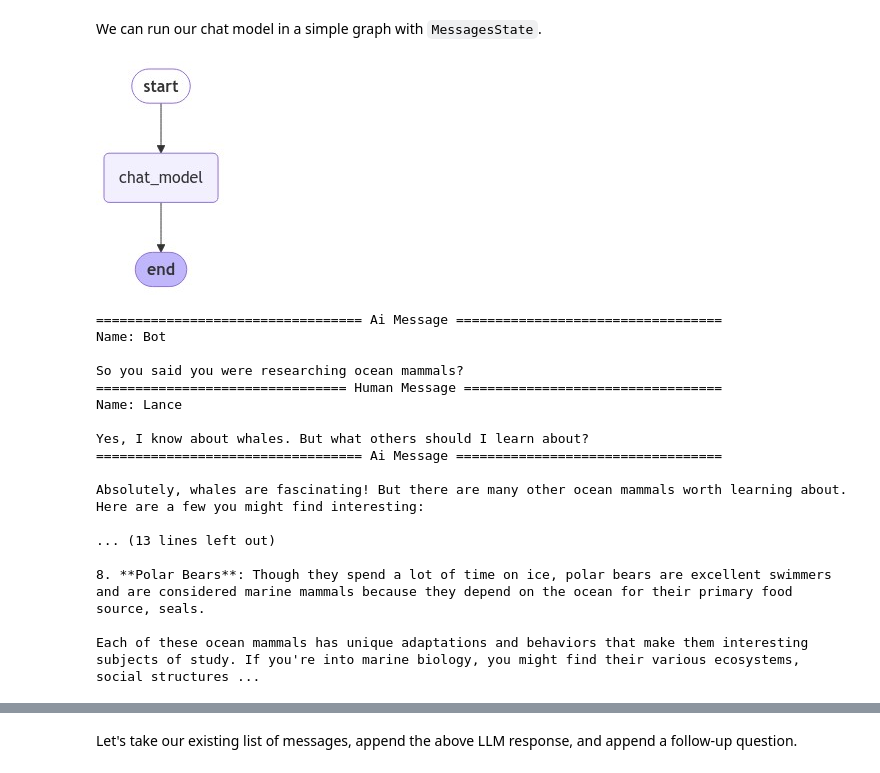
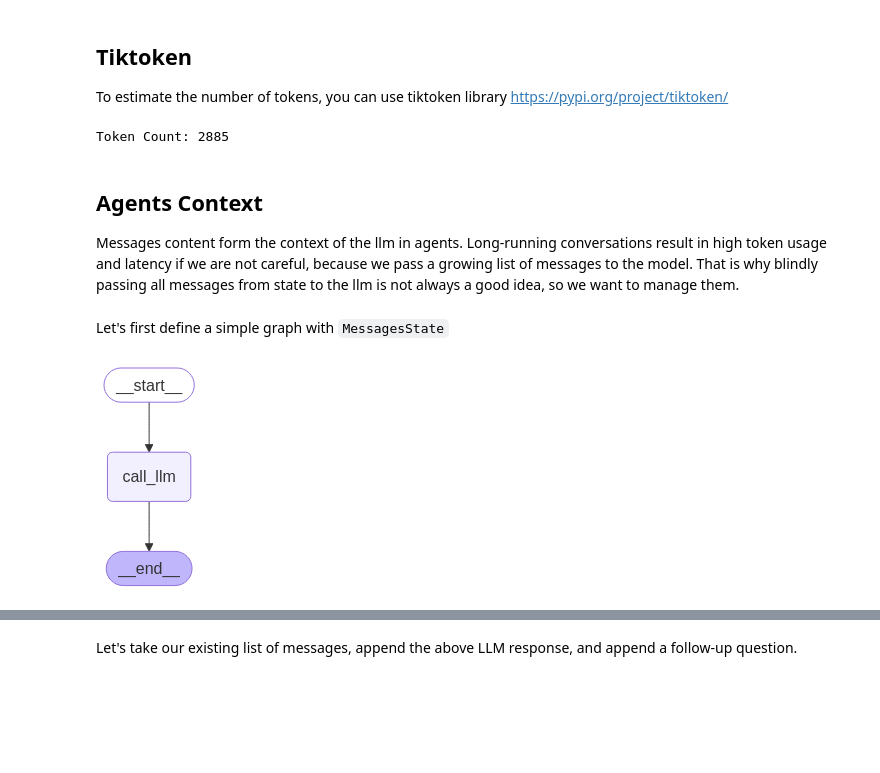
Before and after one commit to SlinkoIgor/Agents101, a Jupyter notebook: module_2/1-trim-filter-messages.ipynb, the cells around one changed output, grey strips where cells are left out. Drawn from its saved outputs; the diff is of its cells as text; code cells hidden in the pictures; blank space fills up the shorter version.

Commit message:
Add messages trim and filtering examples

```diff
--- a/module_2/1-trim-filter-messages.ipynb
+++ b/module_2/1-trim-filter-messages.ipynb
@@ -45,4 +23,3 @@ Recall we can pass them to a chat model.
 # %%
 from langchain_openai import ChatOpenAI
-llm = ChatOpenAI(model="gpt-4o")
-llm.invoke(messages)
+llm = ChatOpenAI(model="gpt-3.5-turbo") # Q: what is the context window size for GPT-3.5-turbo, GPT-4o?
@@ -51,44 +75,43 @@ AIMessage(content='Great question, Lance! Ocean mammals are a fascinating group
+# %% [markdown]
+## Tiktoken
+To estimate the number of tokens, you can use tiktoken library https://pypi.org/project/tiktoken/
+# %%
+import tiktoken
+
+# Initialize the tokenizer for a specific model (e.g., "gpt-4" or "gpt-3.5-turbo")
+model_name = "gpt-3.5-turbo"
+enc = tiktoken.encoding_for_model(model_name)
+
+# Tokenize and count tokens
+tokens = enc.encode(prompt)
+token_count = len(tokens)
+
+# Display results
+print(f"Token Count: {token_count}")
+# %% [output]
+Token Count: 2885
 # %% [markdown]
-We can run our chat model in a simple graph with `MessagesState`.
+## Agents Context
+Messages content form the context of the llm in agents. Long-running conversations result in high token usage and latency if we are not careful, because we pass a growing list of messages to the model. That is why blindly passing all messages from state to the llm is not always a good idea, so we want to manage them.
+# %% [markdown]
+Let's first define a simple graph with `MessagesState`
 # %%
 from IPython.display import Image, display
 from langgraph.graph import MessagesState
 from langgraph.graph import StateGraph, START, END
 
 # Node
-def chat_model_node(state: MessagesState):
+def call_llm(state: MessagesState):
     return {"messages": llm.invoke(state["messages"])}
 
 # Build graph
 builder = StateGraph(MessagesState)
-builder.add_node("chat_model", chat_model_node)
-builder.add_edge(START, "chat_model")
-builder.add_edge("chat_model", END)
+builder.add_node("call_llm", call_llm)
+builder.add_edge(START, "call_llm")
+builder.add_edge("call_llm", END)
 graph = builder.compile()
 
 # View
 display(Image(graph.get_graph().draw_mermaid_png()))
 # %% [output]
-[figure, old version]
+[figure, new version]
-# %%
-output = graph.invoke({'messages': messages})
-for m in output['messages']:
-    m.pretty_print()
-# %% [output]
-================================== Ai Message ==================================
-Name: Bot
-
-So you said you were researching ocean mammals?
-================================ Human Message =================================
-Name: Lance
-
-Yes, I know about whales. But what others should I learn about?
-================================== Ai Message ==================================
-
-Absolutely, whales are fascinating! But there are many other ocean mammals worth learning about. Here are a few you might find interesting:
-
-... (13 lines left out)
-
-8. **Polar Bears**: Though they spend a lot of time on ice, polar bears are excellent swimmers and are considered marine mammals because they depend on the ocean for their primary food source, seals.
-
-Each of these ocean mammals has unique adaptations and behaviors that make them interesting subjects of study. If you're into marine biology, you might find their various ecosystems, social structures ...
```
Also changed, not shown: parts of 29 cells of this notebook.
